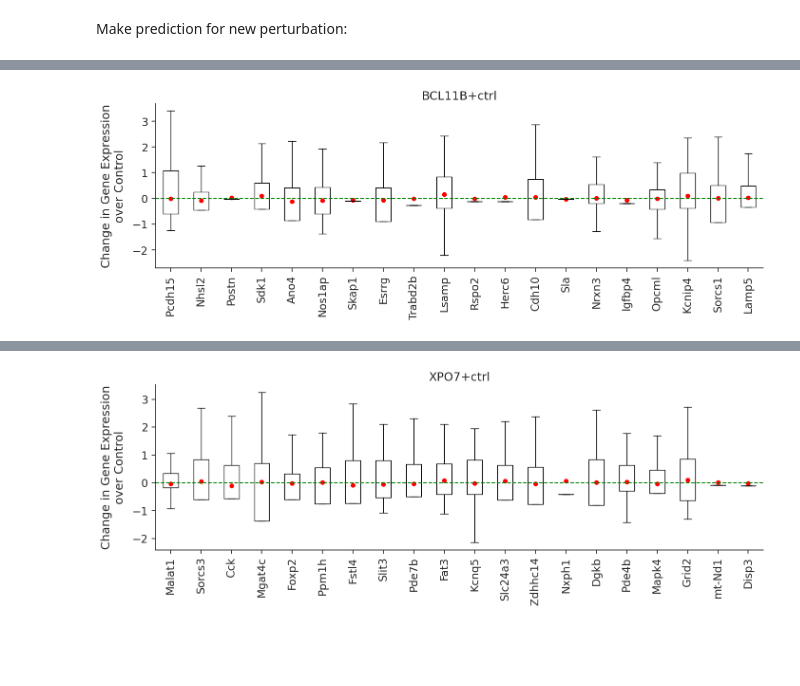
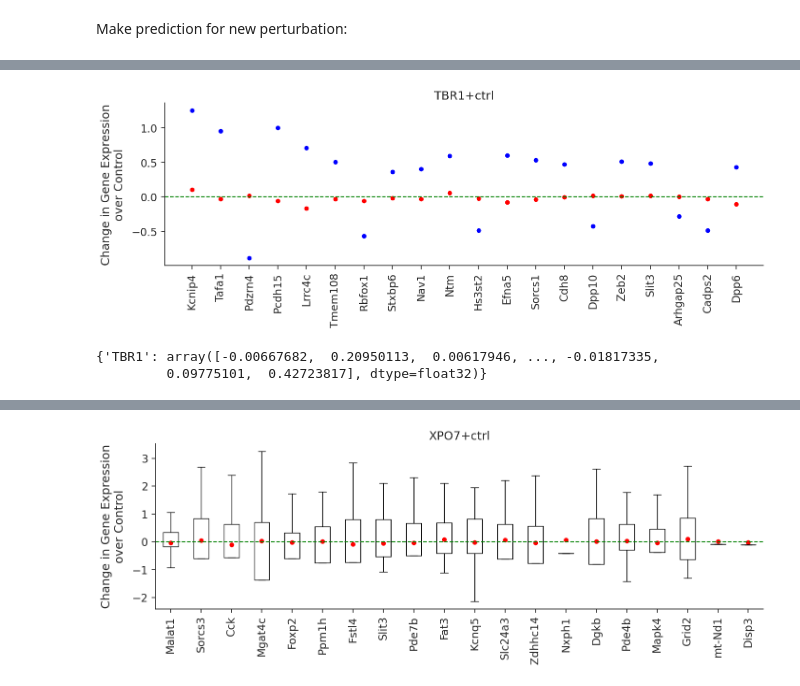
Before and after one commit to asunboi/GEARS, a Jupyter notebook: demo/model_boli.ipynb, the cells around one changed output, grey strips where cells are left out. Cells and saved outputs as stored; diff of their text form; code cells hidden in the pictures; blank space fills up the shorter version.

Commit message:
added notebook for celleval sim data

```diff
--- a/demo/model_boli.ipynb
+++ b/demo/model_boli.ipynb
@@ -17,7 +17,7 @@ print(gears.__file__)
 Load data. We use norman as an example.
 # %%
 pert_data = PertData('./data') # specific saved folder
-pert_data.load(data_path = './data/boli') # load the processed data, the path is saved folder + dataset_name
+pert_data.load(data_path = './data/boli_l6_ct') # load the processed data, the path is saved folder + dataset_name
 pert_data.prepare_split(split = 'simulation_single', seed = 1) # get data split with seed
 pert_data.get_dataloader(batch_size = 32, test_batch_size = 128) # prepare data loader
 # %% [output]
@@ -101,4 +112,4 @@ gears_model.load_pretrained('boli_model')
 # %%
-gears_model.plot_perturbation('BCL11B+ctrl')
+gears_model.plot_perturbation('TBR1+ctrl')
 # %% [output]
-[figure, old version]
+[figure, new version]
@@ -104,0 +118,5 @@ gears_model.plot_perturbation('BCL11B+ctrl')
+# %%
+result
+# %% [output]
+{'TBR1': array([-0.00667682,  0.20950113,  0.00617946, ..., -0.01817335,
+         0.09775101,  0.42723817], dtype=float32)}
```
Also changed, not shown: parts of 10 cells of this notebook, 5 other files.
